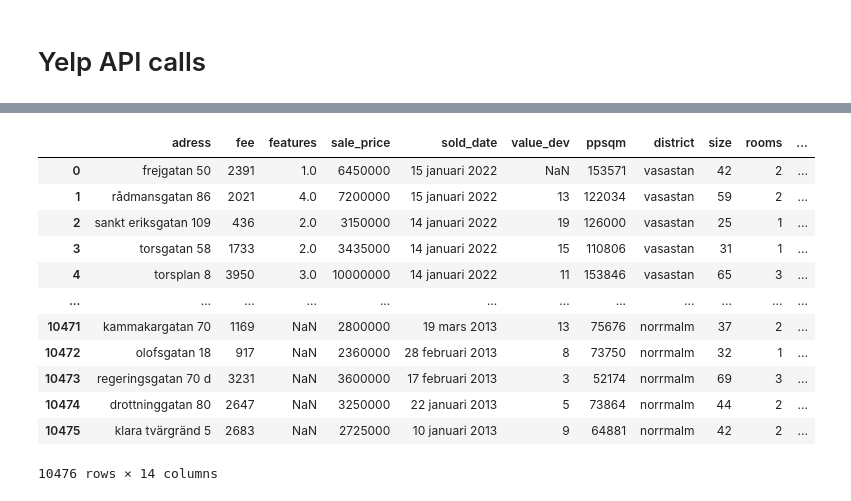
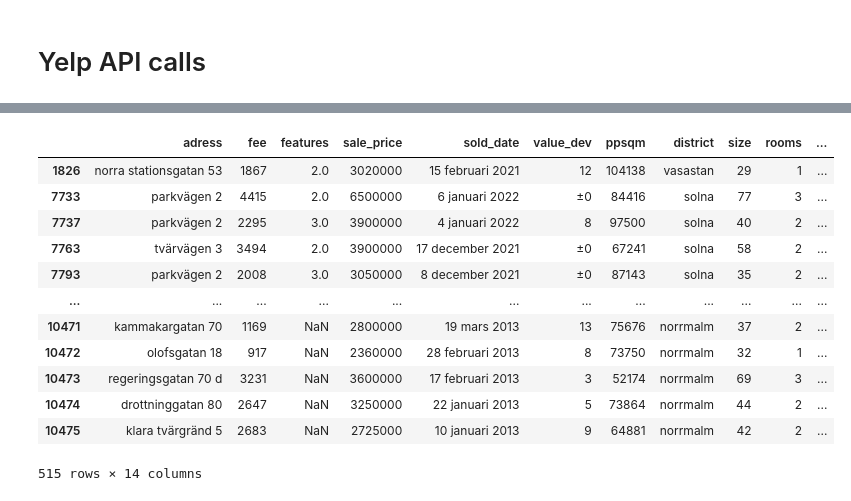
Before and after one commit to antongollbo123/hemnet_housing, a Jupyter notebook: notebooks/data_cleaning_nb.ipynb, the cells around one changed output, grey strips where cells are left out. Saved outputs shown, nothing was run; the diff lists cells and outputs as text; code cells hidden in the pictures.

Commit message:
More progress on Yelp fetching, only 600 > values remaining

```diff
--- a/notebooks/data_cleaning_nb.ipynb
+++ b/notebooks/data_cleaning_nb.ipynb
@@ -131,16 +141,16 @@ ACCESS_LIMIT_REACHED: You've reached the access limit for this client. See instr
-# %%
-yelp_df
-# %% [output]
-|  | adress | fee | features | sale_price | sold_date | value_dev | ppsqm | district | size | rooms | ... |
-| 0 | frejgatan 50 | 2391 | 1.0 | 6450000 | 15 januari 2022 | NaN | 153571 | vasastan | 42 | 2 | ... |
-| 1 | rådmansgatan 86 | 2021 | 4.0 | 7200000 | 15 januari 2022 | 13 | 122034 | vasastan | 59 | 2 | ... |
-| 2 | sankt eriksgatan 109 | 436 | 2.0 | 3150000 | 14 januari 2022 | 19 | 126000 | vasastan | 25 | 1 | ... |
-| 3 | torsgatan 58 | 1733 | 2.0 | 3435000 | 14 januari 2022 | 15 | 110806 | vasastan | 31 | 1 | ... |
-| 4 | torsplan 8 | 3950 | 3.0 | 10000000 | 14 januari 2022 | 11 | 153846 | vasastan | 65 | 3 | ... |
-| ... | ... | ... | ... | ... | ... | ... | ... | ... | ... | ... | ... |
-| 10471 | kammakargatan 70 | 1169 | NaN | 2800000 | 19 mars 2013 | 13 | 75676 | norrmalm | 37 | 2 | ... |
-| 10472 | olofsgatan 18 | 917 | NaN | 2360000 | 28 februari 2013 | 8 | 73750 | norrmalm | 32 | 1 | ... |
-| 10473 | regeringsgatan 70 d | 3231 | NaN | 3600000 | 17 februari 2013 | 3 | 52174 | norrmalm | 69 | 3 | ... |
-| 10474 | drottninggatan 80 | 2647 | NaN | 3250000 | 22 januari 2013 | 5 | 73864 | norrmalm | 44 | 2 | ... |
-| 10475 | klara tvärgränd 5 | 2683 | NaN | 2725000 | 10 januari 2013 | 9 | 64881 | norrmalm | 42 | 2 | ... |
-10476 rows × 14 columns
+# %%
+yelp_df[yelp_df["NearbyPOIs"].isnull()]
+# %% [output]
+|  | adress | fee | features | sale_price | sold_date | value_dev | ppsqm | district | size | rooms | ... |
+| 1826 | norra stationsgatan 53 | 1867 | 2.0 | 3020000 | 15 februari 2021 | 12 | 104138 | vasastan | 29 | 1 | ... |
+| 7733 | parkvägen 2 | 4415 | 2.0 | 6500000 | 6 januari 2022 | ±0 | 84416 | solna | 77 | 3 | ... |
+| 7737 | parkvägen 2 | 2295 | 3.0 | 3900000 | 4 januari 2022 | 8 | 97500 | solna | 40 | 2 | ... |
+| 7763 | tvärvägen 3 | 3494 | 2.0 | 3900000 | 17 december 2021 | ±0 | 67241 | solna | 58 | 2 | ... |
+| 7793 | parkvägen 2 | 2008 | 3.0 | 3050000 | 8 december 2021 | ±0 | 87143 | solna | 35 | 2 | ... |
+| ... | ... | ... | ... | ... | ... | ... | ... | ... | ... | ... | ... |
+| 10471 | kammakargatan 70 | 1169 | NaN | 2800000 | 19 mars 2013 | 13 | 75676 | norrmalm | 37 | 2 | ... |
+| 10472 | olofsgatan 18 | 917 | NaN | 2360000 | 28 februari 2013 | 8 | 73750 | norrmalm | 32 | 1 | ... |
+| 10473 | regeringsgatan 70 d | 3231 | NaN | 3600000 | 17 februari 2013 | 3 | 52174 | norrmalm | 69 | 3 | ... |
+| 10474 | drottninggatan 80 | 2647 | NaN | 3250000 | 22 januari 2013 | 5 | 73864 | norrmalm | 44 | 2 | ... |
+| 10475 | klara tvärgränd 5 | 2683 | NaN | 2725000 | 10 januari 2013 | 9 | 64881 | norrmalm | 42 | 2 | ... |
+515 rows × 14 columns
```
Also changed, not shown: parts of 3 cells of this notebook, 1 other file.
